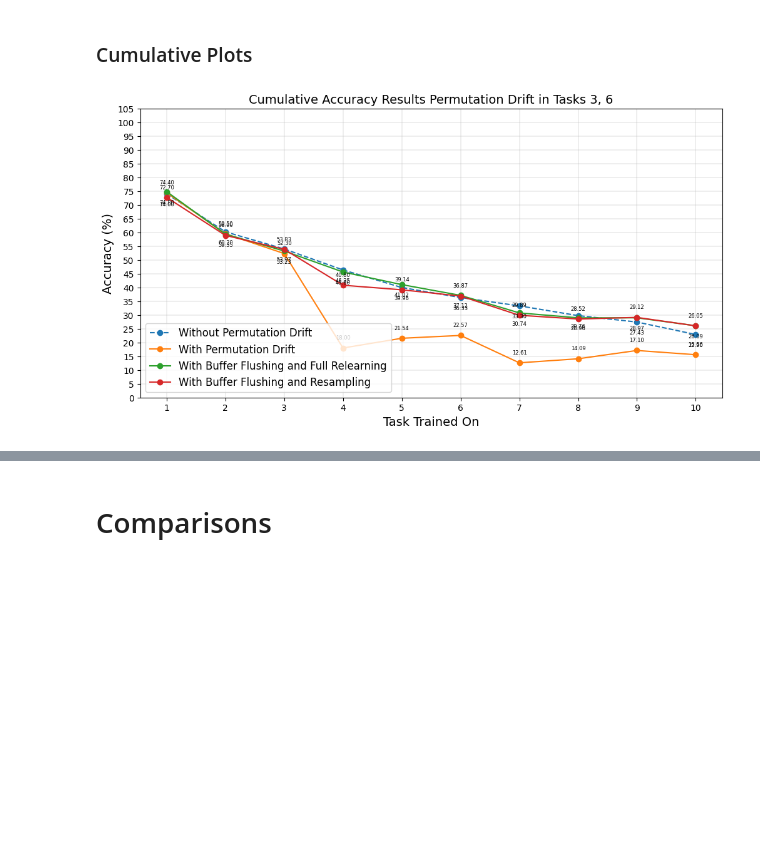
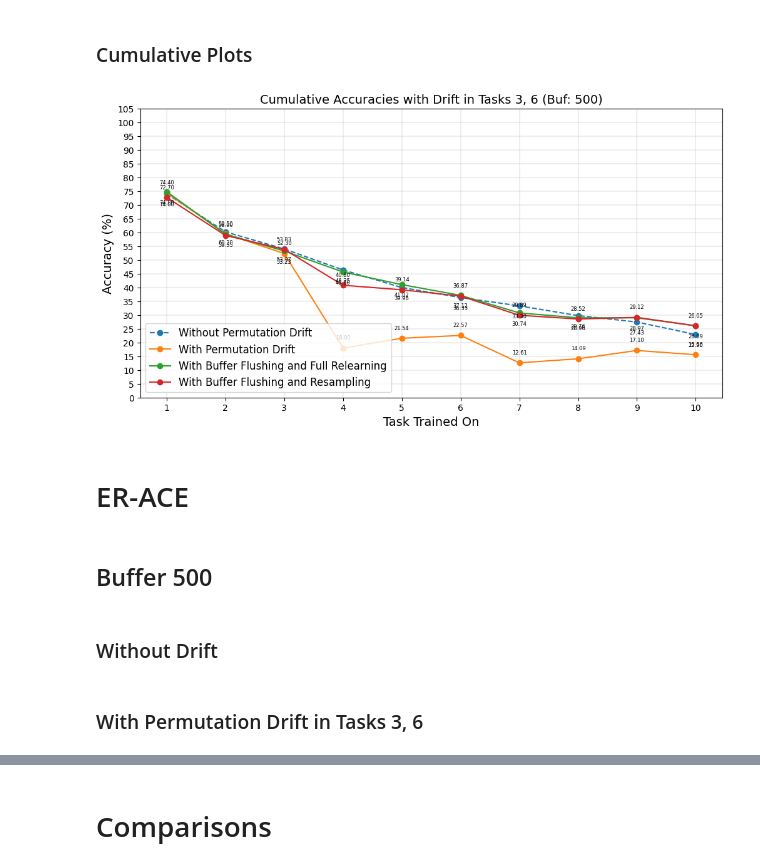
Before and after one commit to AlifAshrafee/Concept-Drift-Results, a Jupyter notebook: CIFAR-100-result-visualization-new-framework.ipynb, the cells around one changed output, grey strips where cells are left out. Drawn from its saved outputs; the diff is of its cells as text; code cells hidden in the pictures; blank space fills up the shorter version.

Commit message:
Results 2:05AM 01-21-2025

```diff
--- a/CIFAR-100-result-visualization-new-framework.ipynb
+++ b/CIFAR-100-result-visualization-new-framework.ipynb
@@ -204,19 +276,25 @@ er_5000_accuracy_array_with_drift_buffer_resampling = read_results(
 ### Cumulative Plots
 # %%
 plot_cumulative_results(
-    "Cumulative Accuracy Results Permutation Drift in Tasks 3, 6",
+    "Cumulative Accuracies with Drift in Tasks 3, 6 (Buf: 500)",
     [
         er_5000_accuracy_array_without_drift,
         er_5000_accuracy_array_with_drift,
         er_5000_accuracy_array_with_drift_full_relearning,
         er_5000_accuracy_array_with_drift_buffer_resampling,
     ],
     [
         "Without Permutation Drift",
         "With Permutation Drift",
         "With Buffer Flushing and Full Relearning",
         "With Buffer Flushing and Resampling",
     ],
 )
 # %% [output]
-[figure, old version]
+[figure, new version]
+# %% [markdown]
+# ER-ACE
+# %% [markdown]
+## Buffer 500
+# %% [markdown]
+### Without Drift
@@ -222,0 +311,2 @@ plot_cumulative_results(
+# %% [markdown]
+### With Permutation Drift in Tasks 3, 6
```
Also changed, not shown: parts of 47 cells of this notebook, 2 other files.
